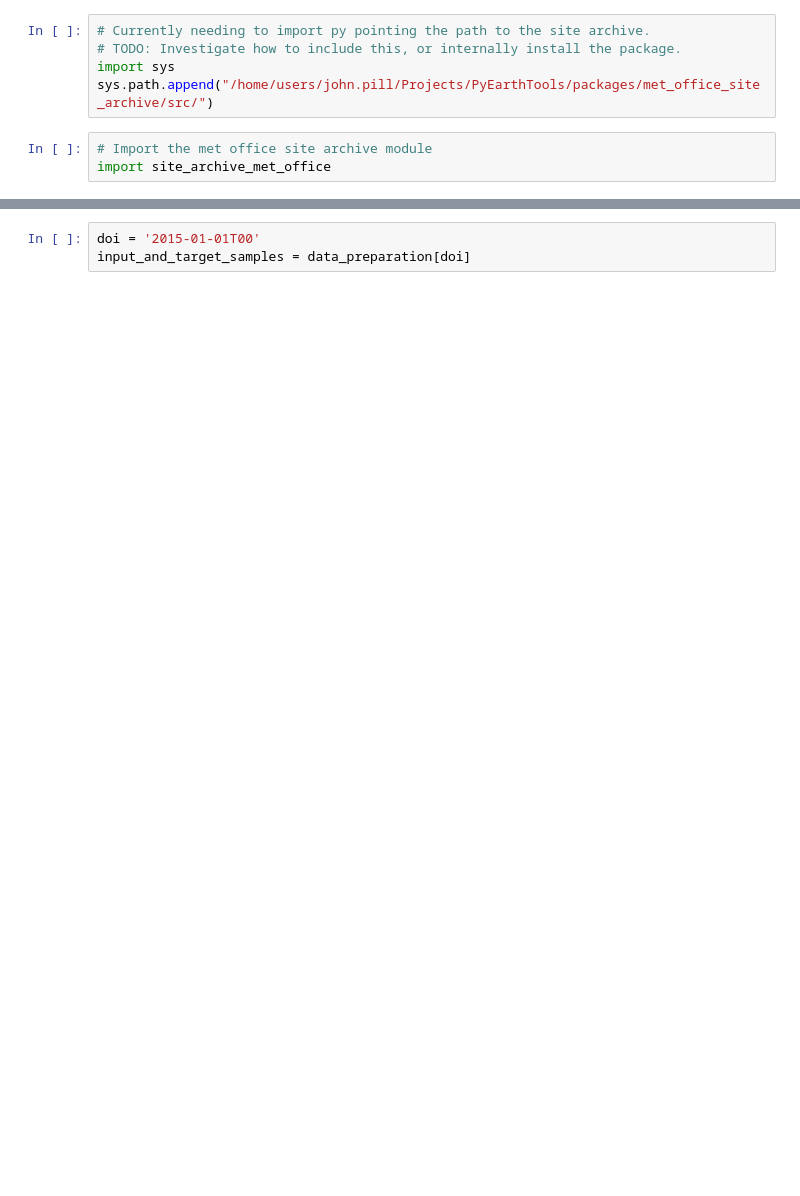
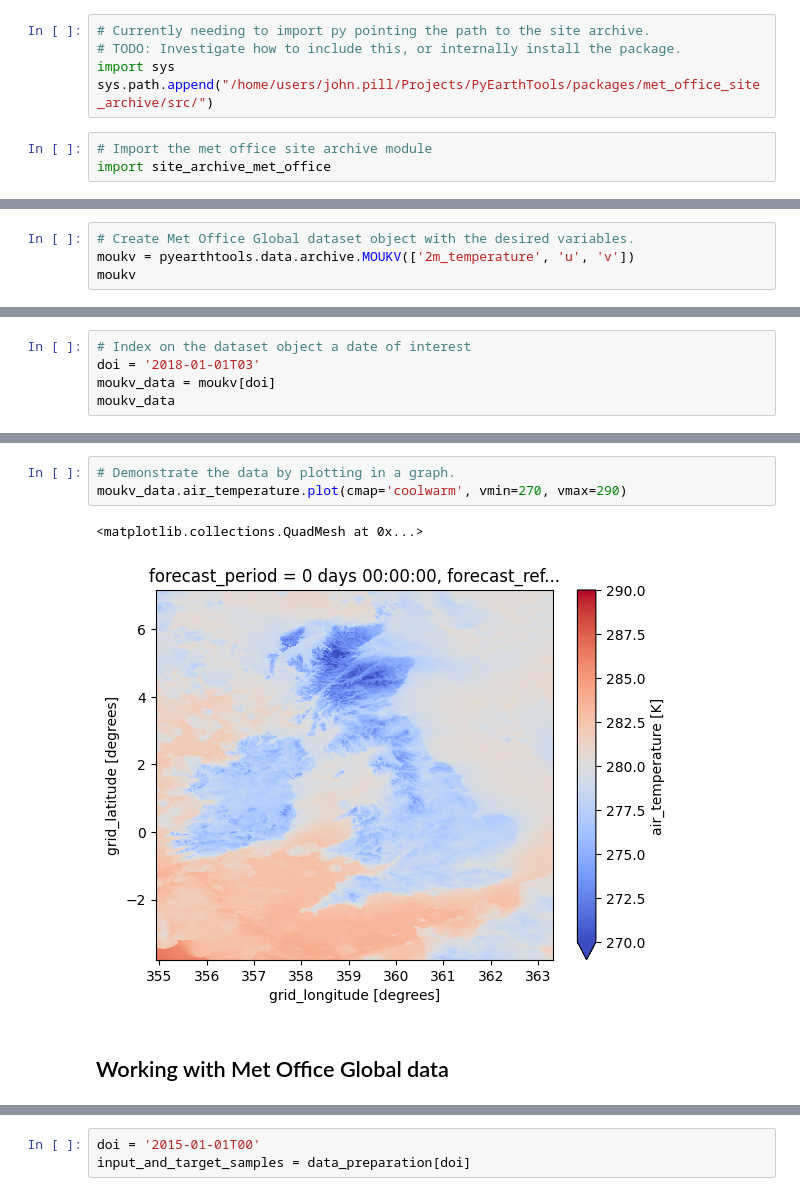
Before and after one commit to JMP-MO/PyEarthTools, a Jupyter notebook: notebooks/tutorial/Met_Office_Site_Archive.ipynb, the cells around one changed output, grey strips where cells are left out. Saved outputs shown, nothing was run; the diff lists cells and outputs as text; blank space fills up the shorter version.

```diff
--- a/notebooks/tutorial/Met_Office_Site_Archive.ipynb
+++ b/notebooks/tutorial/Met_Office_Site_Archive.ipynb
@@ -96,0 +107,4 @@ CF-1.6
+# %%
+# Create Met Office Global dataset object with the desired variables.
+moukv = pyearthtools.data.archive.MOUKV(['2m_temperature', 'u', 'v'])
+moukv
@@ -96,0 +123,5 @@ CF-1.6
+# %%
+# Index on the dataset object a date of interest
+doi = '2018-01-01T03'
+moukv_data = moukv[doi]
+moukv_data
@@ -97 +147,9 @@ CF-1.6
+# %%
+# Demonstrate the data by plotting in a graph.
+moukv_data.air_temperature.plot(cmap='coolwarm', vmin=270, vmax=290)
+# %% [output]
+<matplotlib.collections.QuadMesh at 0x...>
+[figure, added]
+# %% [markdown]
+## Working with Met Office Global data
 # %%
```
Also changed, not shown: parts of 17 cells of this notebook.
